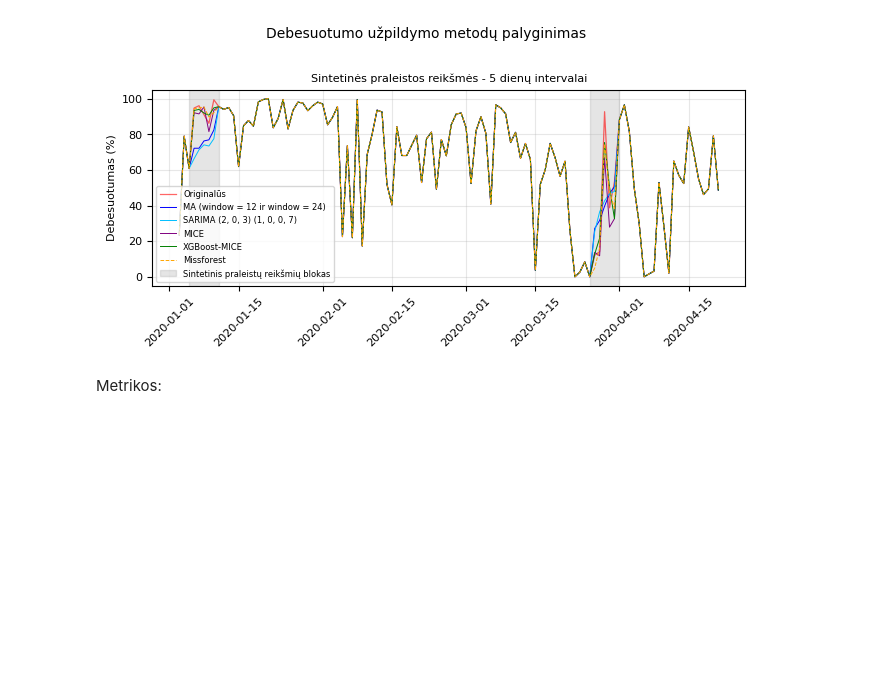
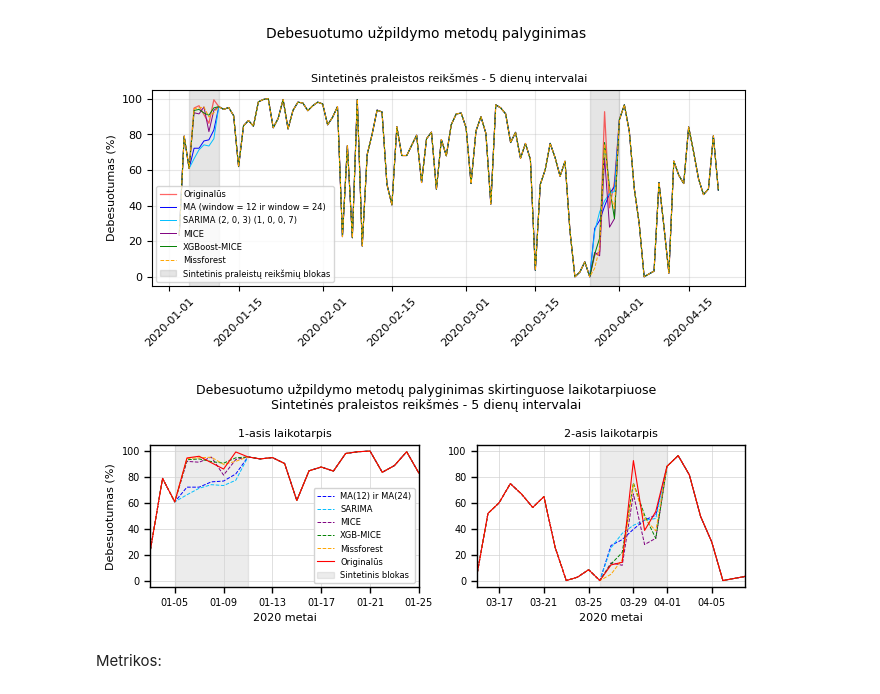
Before and after one commit to rugcer04/Duomenu_mokslo_projektas, a Jupyter notebook: code/python/datasets_prep/New_meteo_dataset_prep.ipynb, the cells around one changed output. Saved outputs shown, nothing was run; the diff lists cells and outputs as text; code cells hidden in the pictures; blank space fills up the shorter version.

```diff
--- a/code/python/datasets_prep/New_meteo_dataset_prep.ipynb
+++ b/code/python/datasets_prep/New_meteo_dataset_prep.ipynb
@@ -1223,6 +1237,59 @@ plt.tight_layout()
 plt.show()
 # %% [output]
 [figure]
+# %%
+width_inch = 17 / 2.54
+height_inch = width_inch * 0.4
+
+fig, (ax1, ax2) = plt.subplots(1, 2, figsize=(width_inch, height_inch))
+
+ax1.plot(data_first_block['observationTime'], data_first_block['cloudCover_MA_12_24'], label='MA(12) ir MA(24)', color='blue', linestyle='--', linewidth=0.7)
+ax1.plot(data_first_block['observationTime'], data_first_block['sarima_cloudCover'], label='SARIMA', color='deepskyblue', linestyle='--', linewidth=0.7)
+ax1.plot(data_first_block['observationTime'], data_first_block['mice_cloudCover'], label='MICE', color='purple', linestyle='--', linewidth=0.7)
+ax1.plot(data_first_block['observationTime'], data_first_block['xgb_cloudCover'], label='XGB-MICE', color='green', linestyle='--', linewidth=0.7)
+ax1.plot(data_first_block['observationTime'], data_first_block['missforest_cloudCover'], label='Missforest', color='orange', linestyle='--', linewidth=0.7)
+ax1.plot(data_first_block['observationTime'], data_first_block['cloudCover'], label='Originalūs', color='red', linewidth=0.8)
+
+ax1.axvspan('2020-01-05', '2020-01-11', color='gray', alpha=0.15, zorder=1, label='Sintetinis blokas')
+
+ax1.set_title('1-asis laikotarpis', fontsize=8)
+ax1.set_ylabel('Debesuotumas (%)', fontsize=8)
+ax1.set_xlabel('2020 metai', fontsize=8)
+ax1.grid(True, color='lightgray', linestyle='-', linewidth=0.5)
+
+ax1.set_xlim(mdates.datestr2num('2020-01-03'), mdates.datestr2num('2020-01-25'))
+ax1.xaxis.set_major_formatter(mdates.DateFormatter('%m-%d'))
+ax1.legend(fontsize=6, loc='lower right', framealpha=1.0, edgecolor='lightgray')
+
+
+ax2.plot(data_first_block['observationTime'], data_first_block['cloudCover_MA_12_24'], color='blue', linestyle='--', linewidth=0.7)
+ax2.plot(data_first_block['observationTime'], data_first_block['sarima_cloudCover'], color='deepskyblue', linestyle='--', linewidth=0.7)
+ax2.plot(data_first_block['observationTime'], data_first_block['mice_cloudCover'], color='purple', linestyle='--', linewidth=0.7)
+ax2.plot(data_first_block['observationTime'], data_first_block['xgb_cloudCover'], color='green', linestyle='--', linewidth=0.7)
+ax2.plot(data_first_block['observationTime'], data_first_block['missforest_cloudCover'], color='orange', linestyle='--', linewidth=0.7)
+ax2.plot(data_first_block['observationTime'], data_first_block['cloudCover'], color='red', linewidth=0.8)
+
+ax2.axvspan('2020-03-26', '2020-04-01', color='gray', alpha=0.15)
+
+ax2.set_title('2-asis laikotarpis', fontsize=8)
+ax2.set_xlabel('2020 metai', fontsize=8)
+ax2.grid(True, color='lightgray', linestyle='-', linewidth=0.5)
+ax2.set_xlim(mdates.datestr2num('2020-03-15'), mdates.datestr2num('2020-04-08'))
+ax2.xaxis.set_major_formatter(mdates.DateFormatter('%m-%d'))
+
+for ax in [ax1, ax2]:
+    for spine in ax.spines.values():
+        spine.set_linewidth(1.0)
+    ax.tick_params(axis='both', labelsize=7, direction='out', length=4, width=1)
+
+fig.suptitle('Debesuotumo užpildymo metodų palyginimas skirtinguose laikotarpiuose\nSintetinės praleistos reikšmės - 5 dienų intervalai', fontsize=9, y=0.95)
+
+
+plt.savefig("algorithms_comparison_cloudCover_subplots_new.png", dpi=300, bbox_inches='tight')
+plt.tight_layout()
+plt.show()
+# %% [output]
+[figure, added]
 # %% [markdown]
 Metrikos:
 # %%
```
Also changed, not shown: parts of 19 cells of this notebook.
